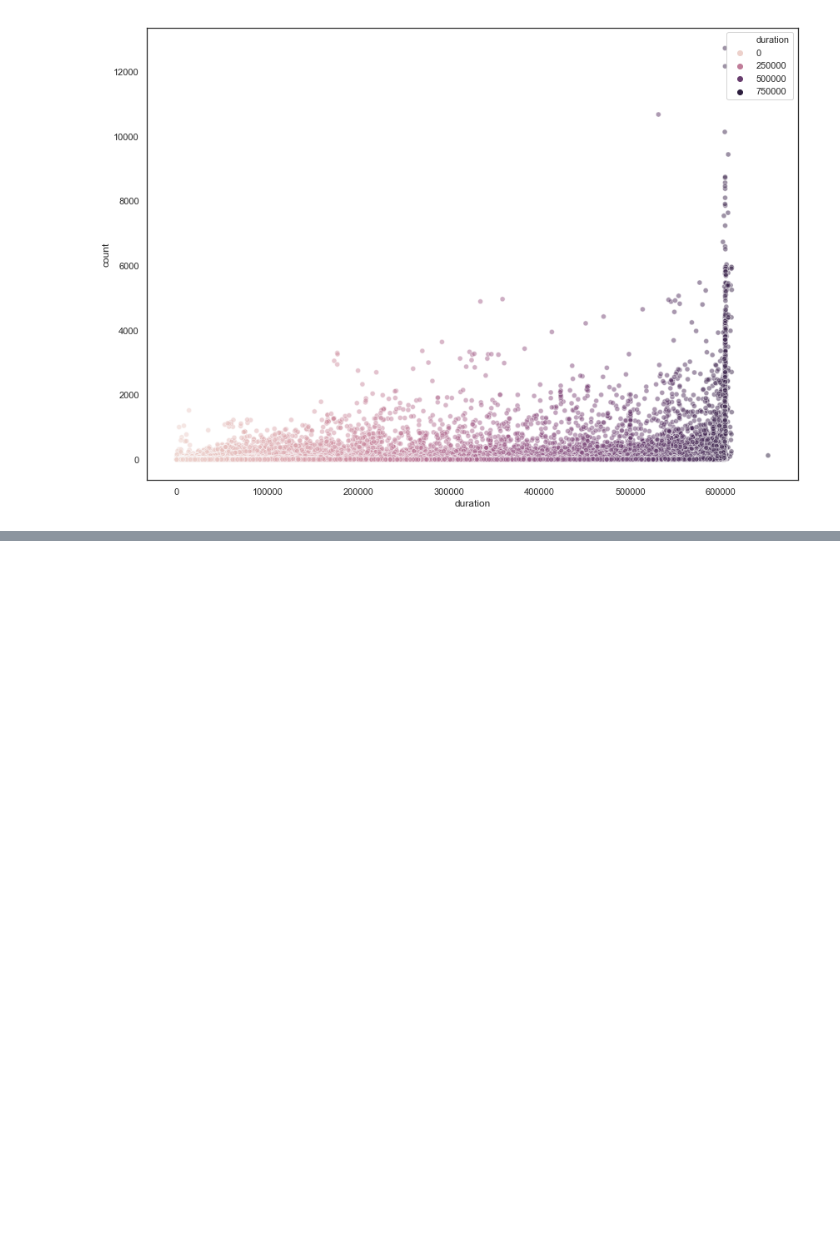
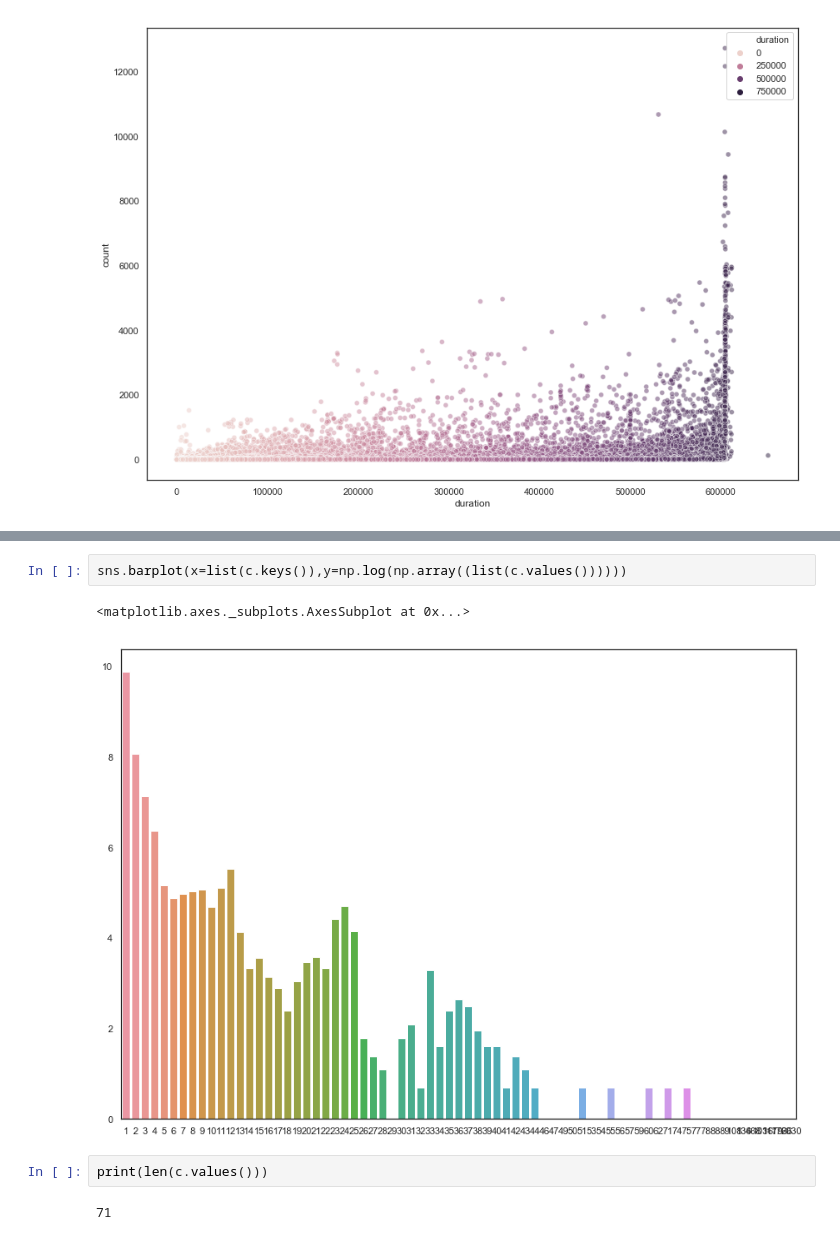
Before and after one commit to CESNET/SECT, a Jupyter notebook: notebooks/temporal_event_clustering.ipynb, the cells around one changed output, grey strips where cells are left out. Cells and saved outputs as stored; diff of their text form; blank space fills up the shorter version.

```diff
--- a/notebooks/temporat_event_clustering.ipynb
+++ b/notebooks/temporal_event_clustering.ipynb
@@ -75,0 +107,9 @@ sns.scatterplot(data=ipf,hue='duration',x='duration',y='count', alpha=0.5)
+# %%
+sns.barplot(x=list(c.keys()),y=np.log(np.array((list(c.values())))))
+# %% [output]
+<matplotlib.axes._subplots.AxesSubplot at 0x...>
+[figure, added]
+# %%
+print(len(c.values()))
+# %% [output]
+71
```
Also changed, not shown: parts of 7 cells of this notebook, 5 other files.
